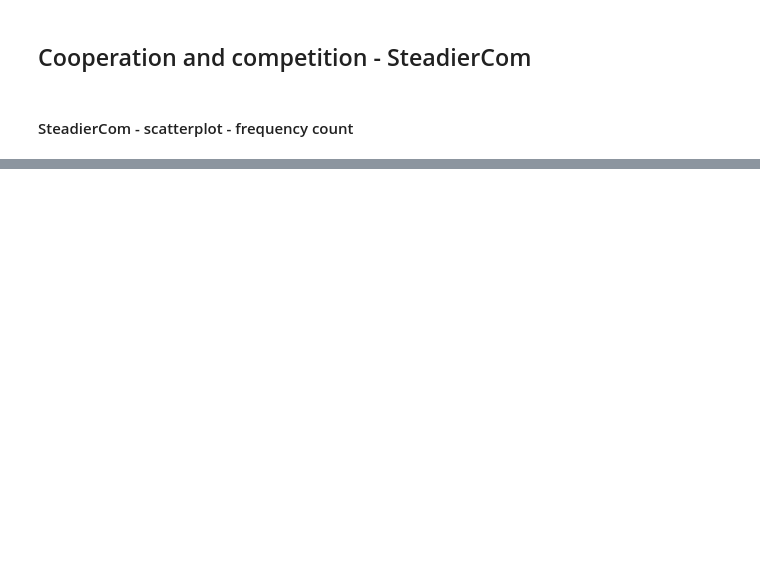
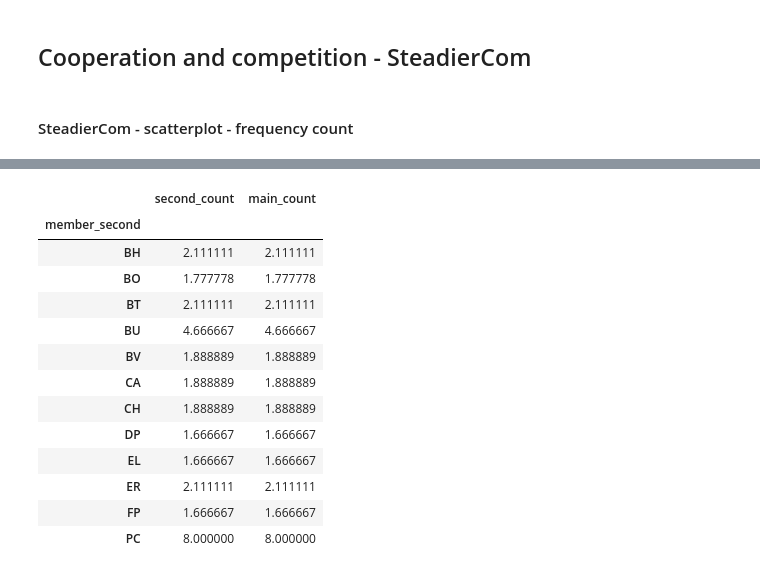
Before and after one commit to IdunBurgos/SteadierCom-Case-Studies, a Jupyter notebook: notebooks/Step 6.2.1. Comparing tools with exp - Venturelli member-member interaction.ipynb, the cells around one changed output, grey strips where cells are left out. Cells and saved outputs as stored; diff of their text form; code cells hidden in the pictures; blank space fills up the shorter version.

```diff
--- a/notebooks/Step 6.2.1. Comparing tools with exp - Venturelli member-member interaction.ipynb
+++ b/notebooks/Step 6.2.1. Comparing tools with exp - Venturelli member-member interaction.ipynb
@@ -315,0 +107,17 @@ axs[-1].set_axis_off()
+# %%
+counts
+# %% [output]
+|  | second_count | main_count |
+| member_second |  |  |
+| BH | 2.111111 | 2.111111 |
+| BO | 1.777778 | 1.777778 |
+| BT | 2.111111 | 2.111111 |
+| BU | 4.666667 | 4.666667 |
+| BV | 1.888889 | 1.888889 |
+| CA | 1.888889 | 1.888889 |
+| CH | 1.888889 | 1.888889 |
+| DP | 1.666667 | 1.666667 |
+| EL | 1.666667 | 1.666667 |
+| ER | 2.111111 | 2.111111 |
+| FP | 1.666667 | 1.666667 |
+| PC | 8.000000 | 8.000000 |
```
Also changed, not shown: parts of 37 cells of this notebook, 3 other files.
